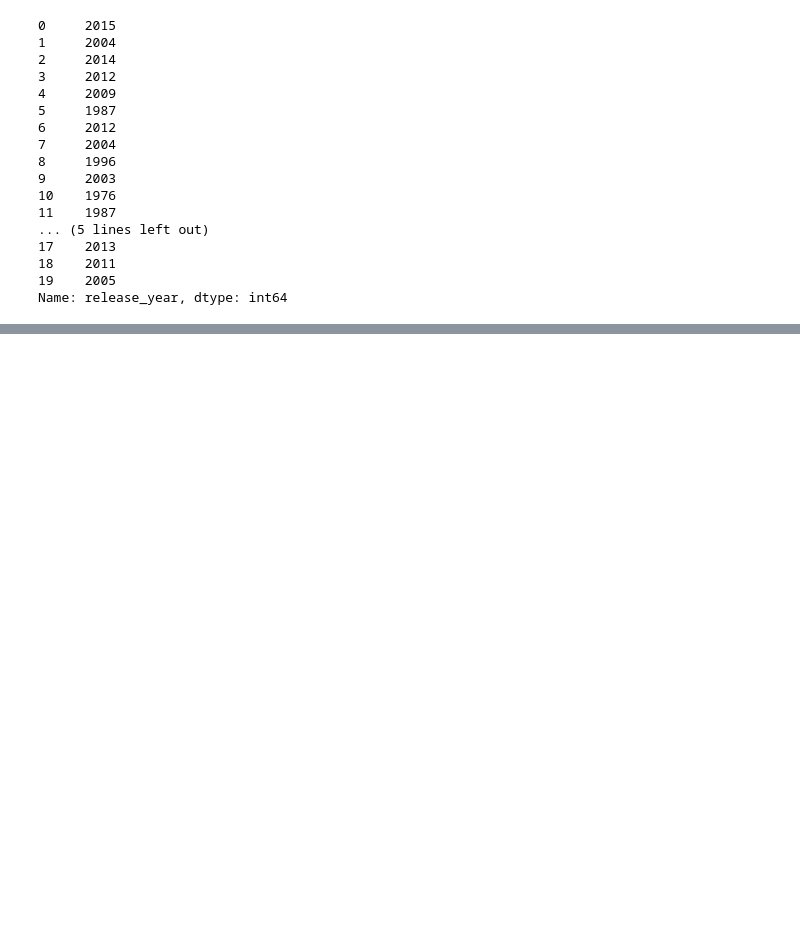
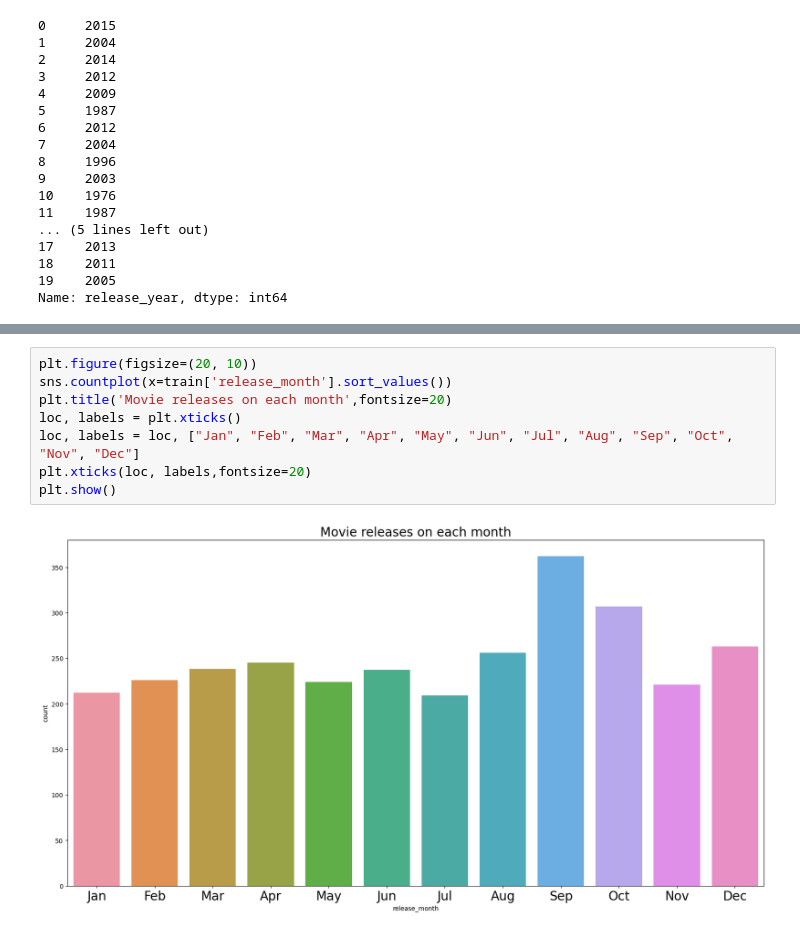
Before and after one commit to F1ameX/Machine-learning, a Jupyter notebook: Box-office-prediction_Kaggle/sample.ipynb, the cells around one changed output, grey strips where cells are left out. Saved outputs shown, nothing was run; the diff lists cells and outputs as text; blank space fills up the shorter version.

```diff
--- a/Box-office-prediction_Kaggle/sample.ipynb
+++ b/Box-office-prediction_Kaggle/sample.ipynb
@@ -233,0 +243,10 @@ Name: release_year, dtype: int64
+# %%
+plt.figure(figsize=(20, 10))
+sns.countplot(x=train['release_month'].sort_values())
+plt.title('Movie releases on each month',fontsize=20)
+loc, labels = plt.xticks()
+loc, labels = loc, ["Jan", "Feb", "Mar", "Apr", "May", "Jun", "Jul", "Aug", "Sep", "Oct", "Nov", "Dec"]
+plt.xticks(loc, labels,fontsize=20)
+plt.show()
+# %% [output]
+[figure, added]
```
Also changed, not shown: parts of 5 cells of this notebook.
